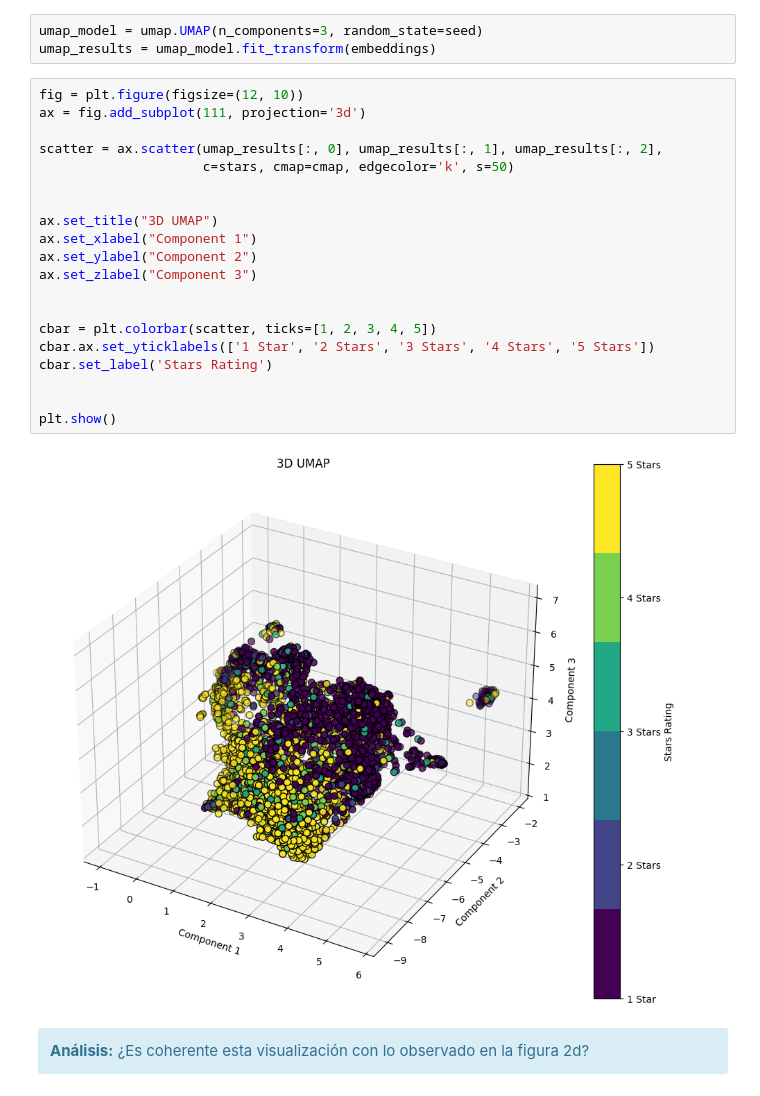
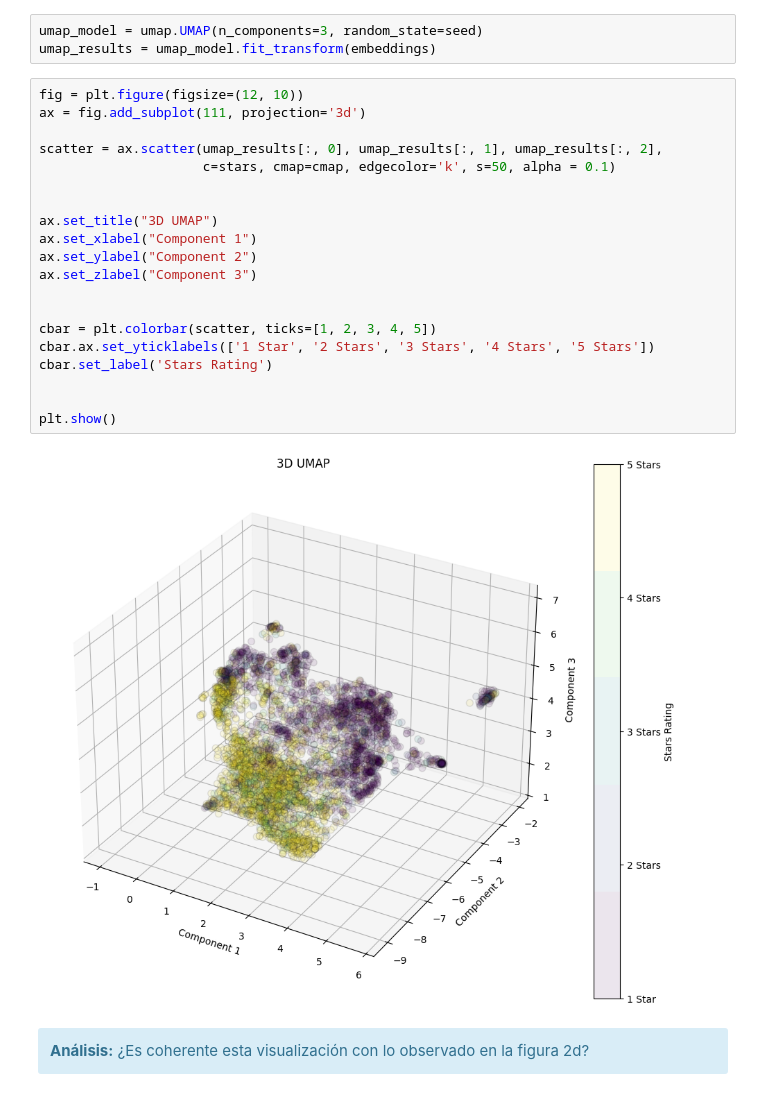
Before and after one commit to Hulkilla/Aprendizaje-Automatico, a Jupyter notebook: PEC2/M2.891_20241_PEC2-Enunciado.ipynb, the cells around one changed output. Drawn from its saved outputs; the diff is of its cells as text.

```diff
--- a/PEC2/M2.891_20241_PEC2-Enunciado.ipynb
+++ b/PEC2/M2.891_20241_PEC2-Enunciado.ipynb
@@ -267,25 +247,25 @@ umap_results = umap_model.fit_transform(embeddings)
 # %%
 fig = plt.figure(figsize=(12, 10))
 ax = fig.add_subplot(111, projection='3d')
 
 scatter = ax.scatter(umap_results[:, 0], umap_results[:, 1], umap_results[:, 2],
-                     c=stars, cmap=cmap, edgecolor='k', s=50)
+                     c=stars, cmap=cmap, edgecolor='k', s=50, alpha = 0.1)
 
 
 ax.set_title("3D UMAP")
 ax.set_xlabel("Component 1")
 ax.set_ylabel("Component 2")
 ax.set_zlabel("Component 3")
 
 
 cbar = plt.colorbar(scatter, ticks=[1, 2, 3, 4, 5])
 cbar.ax.set_yticklabels(['1 Star', '2 Stars', '3 Stars', '4 Stars', '5 Stars'])
 cbar.set_label('Stars Rating')
 
 
 plt.show()
 # %% [output]
-[figure, old version]
+[figure, new version]
 # %% [markdown]
 <div class="alert alert-block alert-info">
 <strong>Análisis:</strong> ¿Es coherente esta visualización con lo observado en la figura 2d?
```
Also changed, not shown: parts of 18 cells of this notebook, 1 other file.
